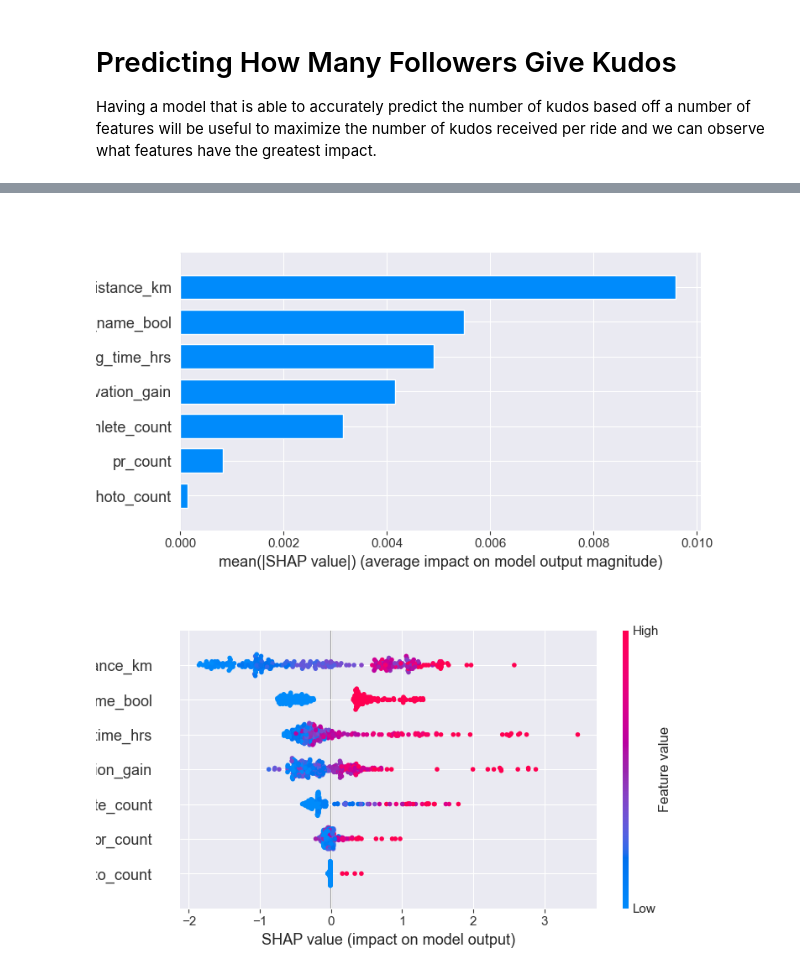
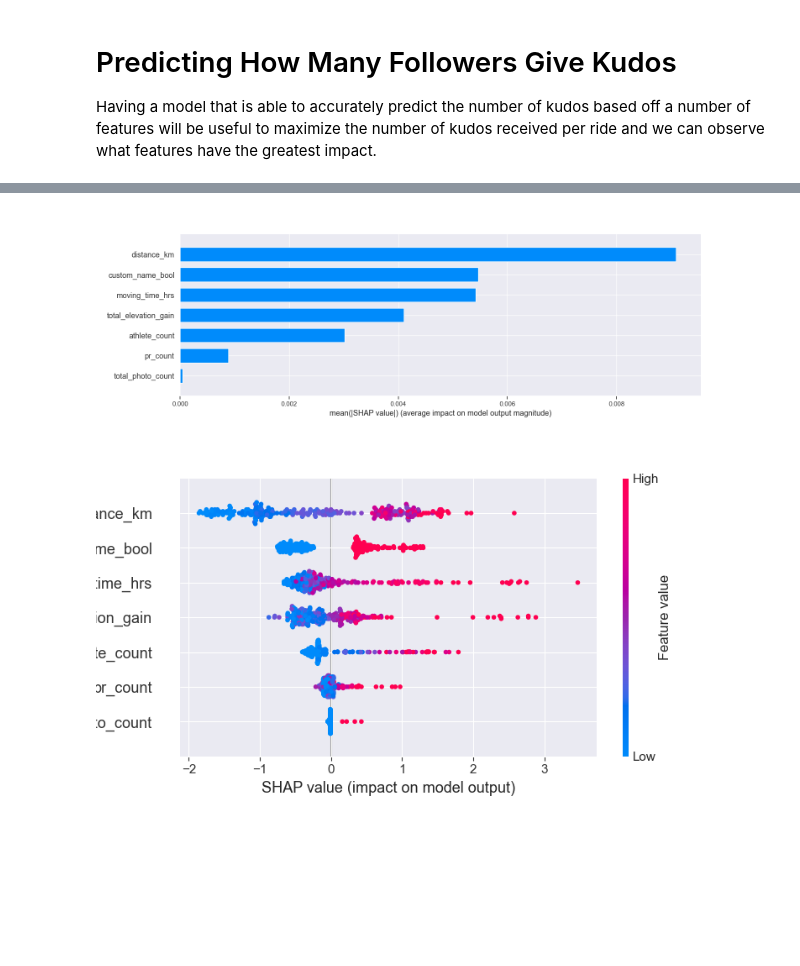
Before and after one commit to andrewst93/strava_snooper_dashboard, a Jupyter notebook: notebooks/2.0-ta-kudos-modelling.ipynb, the cells around one changed output, grey strips where cells are left out. Cells and saved outputs as stored; diff of their text form; code cells hidden in the pictures; blank space fills up the shorter version.

```diff
--- a/notebooks/2.0-ta-kudos-modelling.ipynb
+++ b/notebooks/2.0-ta-kudos-modelling.ipynb
@@ -33,6 +33,6 @@ if src_path not in sys.path:
     sys.path.append(src_path)
 
 sns.set_style("darkgrid")
-sns.set_context("poster")
+sns.set_context("notebook")
 # %%
 # # For local running
@@ -421,9 +456,9 @@ shap_values = explainer.shap_values(data_feat)
 # %%
-plt.subplots()
-shap.summary_plot(shap_values, data_feat, plot_type="bar")
+plt.subplots(figsize=(12,6))
+shap.summary_plot(shap_values, data_feat, plot_type="bar", plot_size=[16,5])
 # plt.show()
 # %% [output]
-[figure, old version]
+[figure, new version]
 # %%
 plt.subplots()
 shap.summary_plot(shap_values*100, data_feat, plot_type="dot")
```
Also changed, not shown: parts of 24 cells of this notebook, 3 other files.
